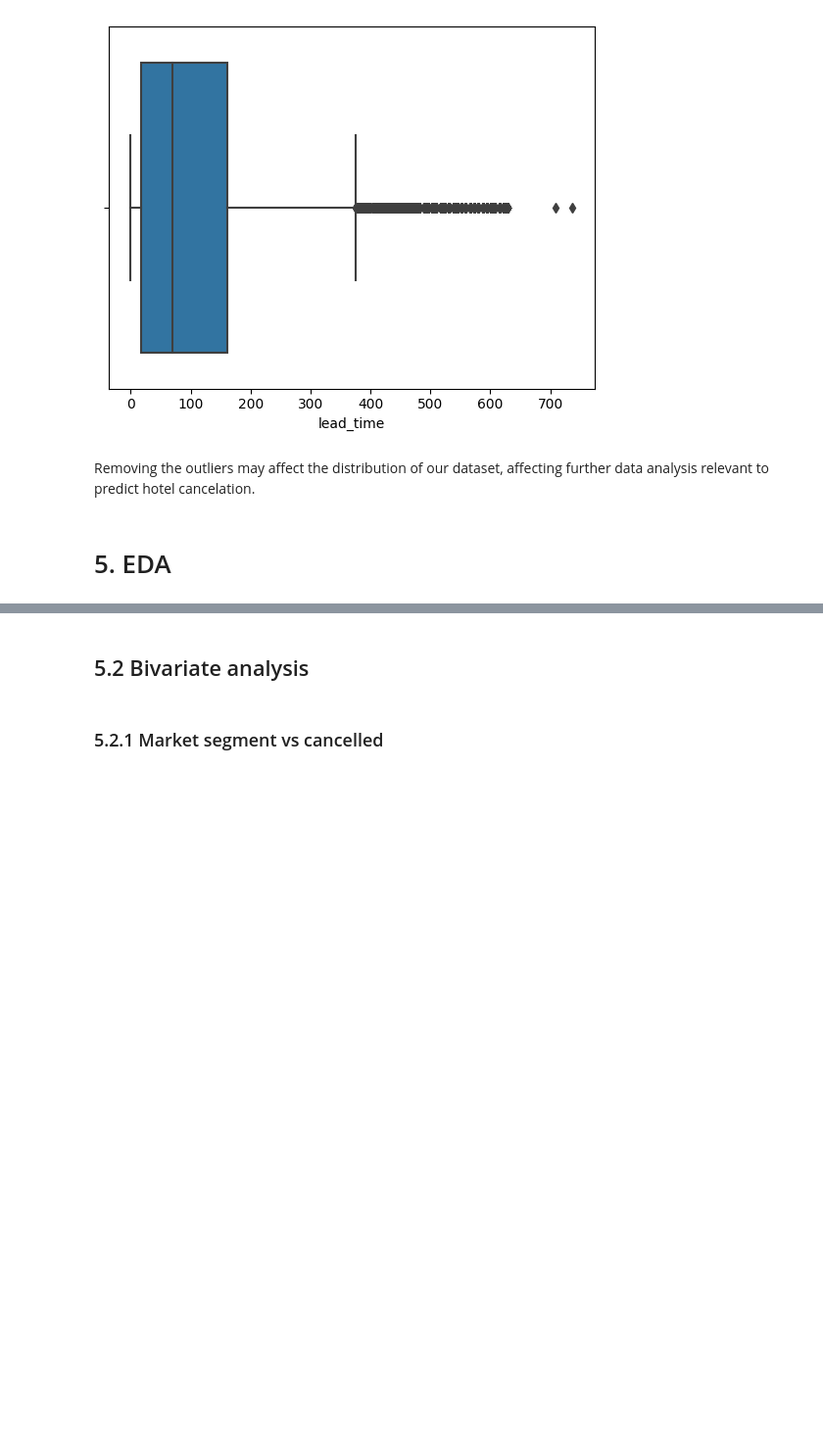
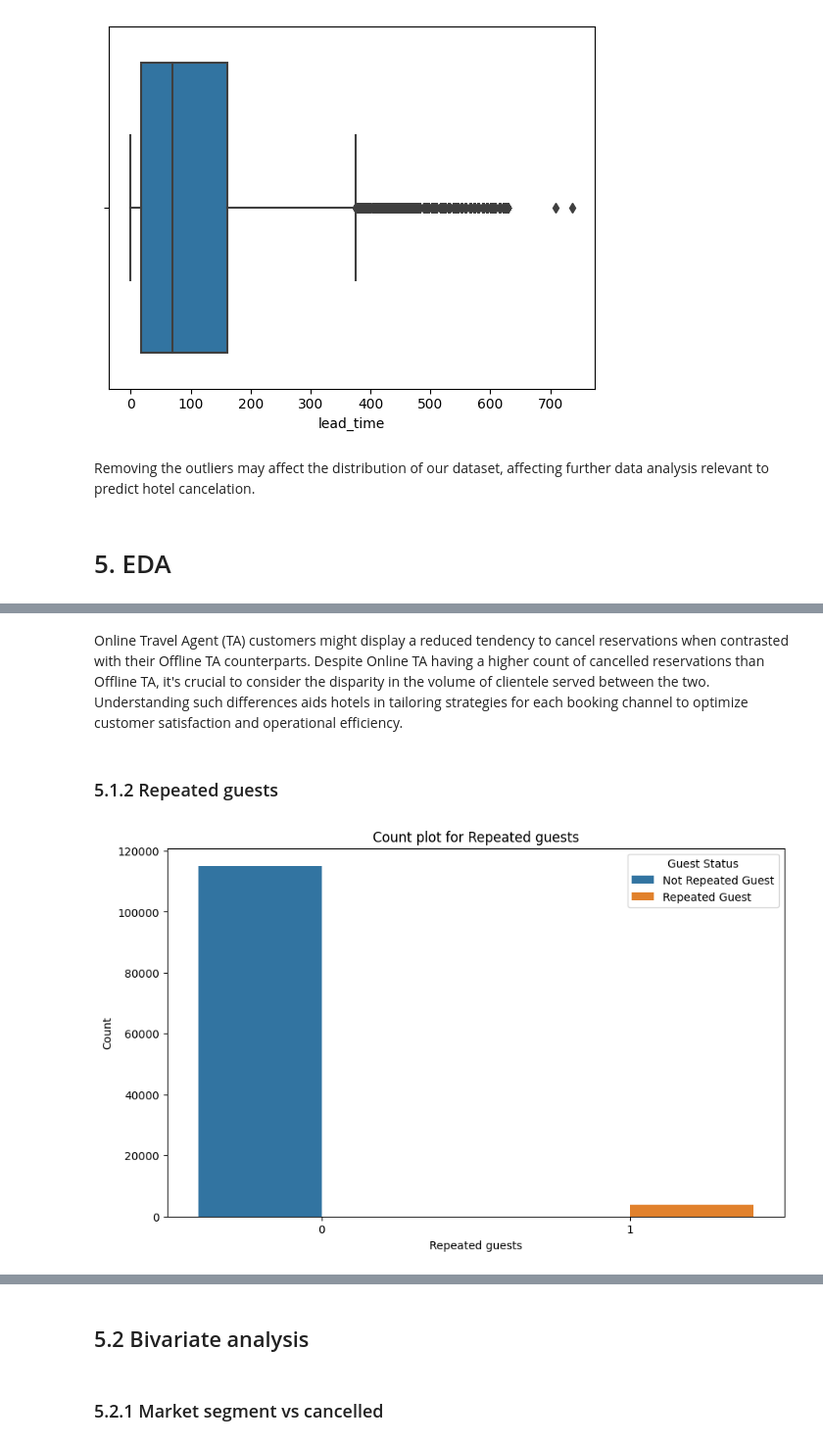
Before and after one commit to MuchiriKinyua/Hotel-booking-and-cancellation-system, a Jupyter notebook: Student.ipynb, the cells around one changed output, grey strips where cells are left out. Shown: that part at 98% size. Saved outputs shown, nothing was run; the diff lists cells and outputs as text; code cells hidden in the pictures; blank space fills up the shorter version.

```diff
--- a/Student.ipynb
+++ b/Student.ipynb
@@ -522,0 +547,21 @@ Removing the outliers may affect the distribution of our dataset, affecting furt
+# %% [markdown]
+Online Travel Agent (TA) customers might display a reduced tendency to cancel reservations when contrasted with their Offline TA counterparts. Despite Online TA having a higher count of cancelled reservations than Offline TA, it's crucial to consider the disparity in the volume of clientele served between the two. Understanding such differences aids hotels in tailoring strategies for each booking channel to optimize customer satisfaction and operational efficiency.
+# %% [markdown]
+### 5.1.2 Repeated guests
+# %%
+# plotting the figure size
+plt.figure(figsize=(10, 6))
+
+# countplot
+sns.countplot(data = hotel, x = "is_repeated_guest", hue = "is_repeated_guest")
+
+# labels
+plt.title("Count plot for Repeated guests")
+plt.xlabel("Repeated guests")
+plt.ylabel("Count")
+plt.legend(title = "Guest Status", labels = ["Not Repeated Guest", "Repeated Guest"])
+
+# Dispaly the visua;
+plt.show()
+# %% [output]
+[figure, added]
```
Also changed, not shown: parts of 5 cells of this notebook.
